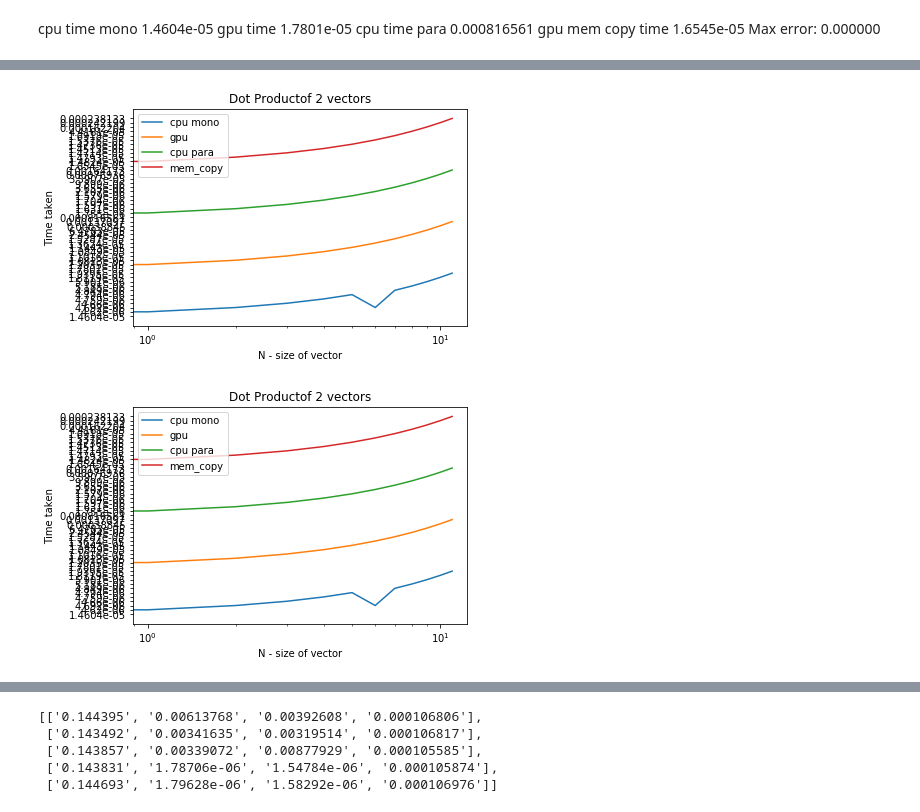
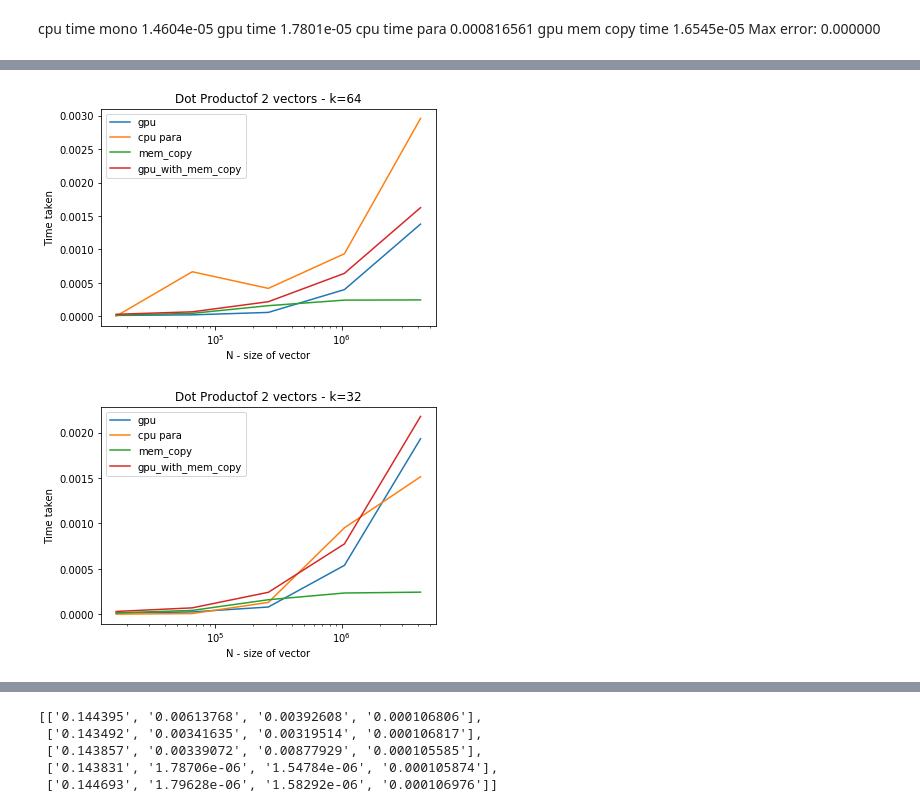
Before and after one commit to yirenWang/progparallel, a Jupyter notebook: 04-CUDA/Untitled.ipynb, the cells around one changed output, grey strips where cells are left out. Drawn from its saved outputs; the diff is of its cells as text; code cells hidden in the pictures.

```diff
--- a/04-CUDA/Untitled.ipynb
+++ b/04-CUDA/Untitled.ipynb
@@ -43,10 +45,11 @@ for i in range(len(r)):
         graph[currentk] = {"keys": [], "cpu_mono": [], "gpu": [], "cpu_para": [], "mem_copy": []}
 
     elif currentk is not None:
-        t = r[i].split(" ")
-        graph[currentk]["keys"].append(t[0])
-        graph[currentk]["cpu_mono"].append(t[1])
-        graph[currentk]["gpu"].append(t[2])
-        graph[currentk]["cpu_para"].append(t[3])
-        graph[currentk]["mem_copy"].append(t[4])
+        t = [float(x) for x in r[i].split(" ")]
+        if t[0] > 10**4:
+            graph[currentk]["keys"].append(t[0])
+            graph[currentk]["cpu_mono"].append(t[1])
+            graph[currentk]["gpu"].append(t[2])
+            graph[currentk]["cpu_para"].append(t[3])
+            graph[currentk]["mem_copy"].append(t[4])
 # %%
@@ -66,28 +69,29 @@ plt.show()
 # %%
-plt.title("Dot Productof 2 vectors")
+plt.title("Dot Productof 2 vectors - k=64")
 plt.xlabel("N - size of vector")
 plt.ylabel("Time taken")
-plt.semilogx(graph[64]["keys"], graph[1024]["cpu_mono"], label="cpu mono")
-plt.semilogx(graph[64]["keys"], graph[1024]["gpu"], label="gpu")
-plt.semilogx(graph[64]["keys"], graph[1024]["cpu_para"], label="cpu para")
-plt.semilogx(graph[64]["keys"], graph[1024]["mem_copy"], label="mem_copy")
+plt.semilogx(graph[64]["keys"], graph[64]["gpu"], label="gpu")
+plt.semilogx(graph[64]["keys"], graph[64]["cpu_para"], label="cpu para")
+plt.semilogx(graph[64]["keys"], graph[64]["mem_copy"], label="mem_copy")
+plt.semilogx(graph[64]["keys"], np.array(graph[64]["mem_copy"]) + np.array(graph[64]["gpu"]), label="gpu_with_mem_copy")
+
 plt.legend()
 
-plt.savefig("dotprod_varied")
+plt.savefig("dotprod_varied_64")
 plt.show()
 # %% [output]
-[figure, old version]
+[figure, new version]
 # %%
-plt.title("Dot Productof 2 vectors")
+plt.title("Dot Productof 2 vectors - k=32")
 plt.xlabel("N - size of vector")
 plt.ylabel("Time taken")
-plt.semilogx(graph[32]["keys"], graph[1024]["cpu_mono"], label="cpu mono")
-plt.semilogx(graph[32]["keys"], graph[1024]["gpu"], label="gpu")
-plt.semilogx(graph[32]["keys"], graph[1024]["cpu_para"], label="cpu para")
-plt.semilogx(graph[32]["keys"], graph[1024]["mem_copy"], label="mem_copy")
+plt.semilogx(graph[32]["keys"], graph[32]["gpu"], label="gpu")
+plt.semilogx(graph[32]["keys"], graph[32]["cpu_para"], label="cpu para")
+plt.semilogx(graph[32]["keys"], graph[32]["mem_copy"], label="mem_copy")
+plt.semilogx(graph[1024]["keys"], np.array(graph[32]["mem_copy"]) + np.array(graph[32]["gpu"]), label="gpu_with_mem_copy")
 plt.legend()
 
-plt.savefig("dotprod_varied")
+plt.savefig("dotprod_varied_32")
 plt.show()
 # %% [output]
-[figure, old version]
+[figure, new version]
```
Also changed, not shown: parts of 18 cells of this notebook, 28 other files.
